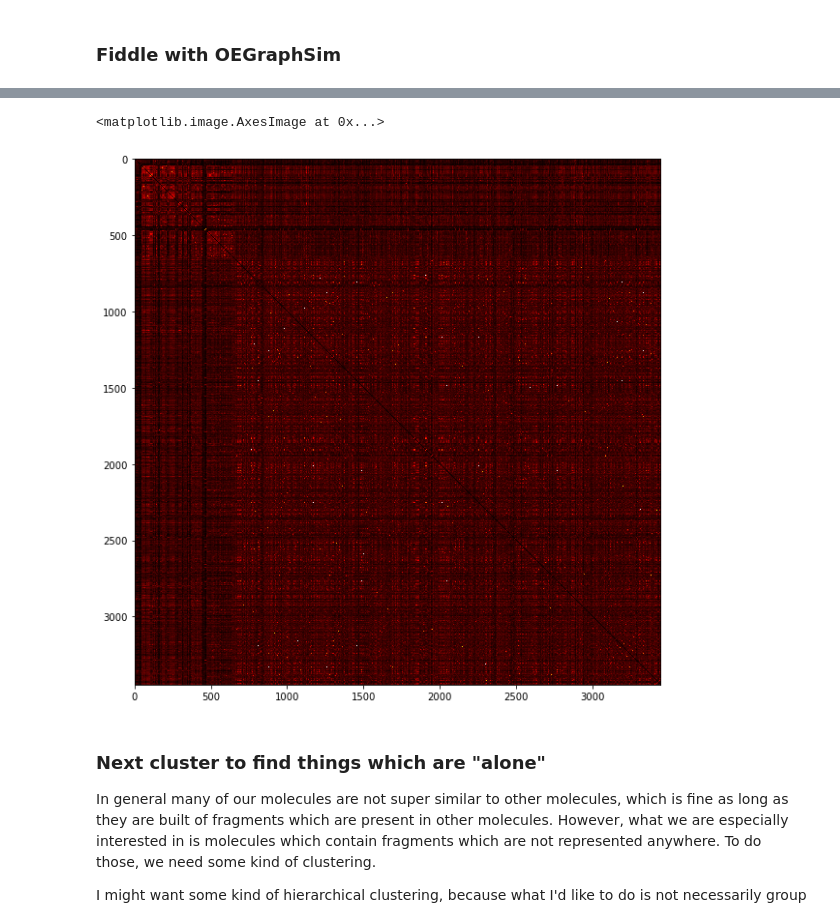
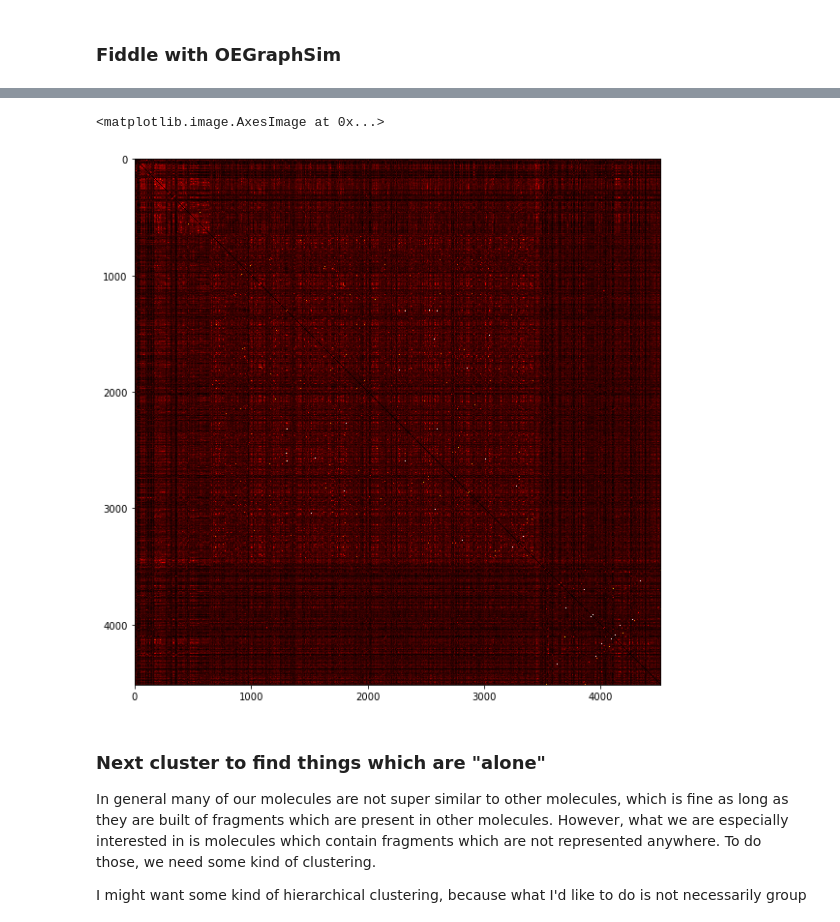
Before and after one commit to openforcefield/open-forcefield-data, a Jupyter notebook: construct_benchmarks/divide_sets.ipynb, the cells around one changed output, grey strips where cells are left out. Saved outputs shown, nothing was run; the diff lists cells and outputs as text; code cells hidden in the pictures.

Commit message:
Add import of additional QCA datasets; clean up a bit.

```diff
--- a/construct_benchmarks/divide_sets.ipynb
+++ b/construct_benchmarks/divide_sets.ipynb
@@ -3011,12 +155,12 @@ for smi in release_smi:
     release_set_fp.append(fp)
     release_set_mols.append(mol)
 
-discrepancies_set_fp = []
-discrepancies_set_mols = []
-for smi in discrepancies_set_smi:
+ds_set_fp = []
+ds_set_mols = []
+for smi in ds_smiles:
     mol = OEMol()
     OEParseSmiles(mol, smi)
     fp = OEFingerPrint()
     OEMakeFP(fp, mol, fptype)
-    discrepancies_set_fp.append(fp)
-    discrepancies_set_mols.append(mol)
+    ds_set_fp.append(fp)
+    ds_set_mols.append(mol)
@@ -3053,31 +167,32 @@ For coverage set c1cnc(cc1Cl)[S@@](=O)[O-] (index 644), max is 0.38
 # %%
-# Compute full similarity matrix by this metric
+# Compute full similarity matrix by this OEGraphSim
 # Let's make it an (N+M)*(N+M) matrix so we have all-by-all similarities.
-# Make coverage set be first N, discrepancies set next M
+# Make coverage set be first N, remainder next M
+import numpy as np
 
 N = len(release_smi)
-M = len(discrepancies_set_smi)
+M = len(ds_smiles)
 
 t_matrix = np.zeros( (N+M,N+M), np.float)
 
-comparison_fps = release_set_fp + discrepancies_set_fp
-comparison_mols = release_set_mols + discrepancies_set_mols
+comparison_fps = release_set_fp + ds_set_fp
+comparison_mols = release_set_mols + ds_set_mols
 
 for n in range(N+M):
     for m in range(N+M):
         if n != m: #Make diagonal elements be zero for more convenience
             t_matrix[n,m] = OETanimoto( comparison_fps[n], comparison_fps[m])
 
 import matplotlib.pyplot as plt
 %matplotlib inline
 
 # Plot part of matrix
 plt.figure(figsize =(10,10))
 #plt.imshow(t_matrix[0:1000,0:1000], cmap='hot')
 plt.imshow(t_matrix, cmap='hot')
 # %% [output]
 <matplotlib.image.AxesImage at 0x...>
-[figure, old version]
+[figure, new version]
 # %% [markdown]
 ### Next cluster to find things which are "alone"
 
```
Also changed, not shown: parts of 15 cells of this notebook.
